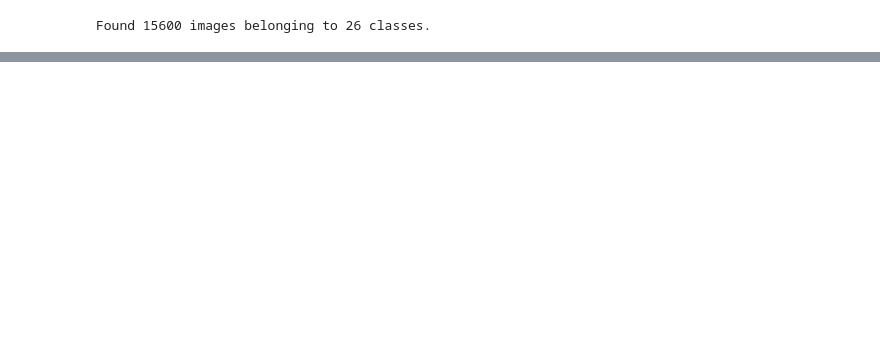
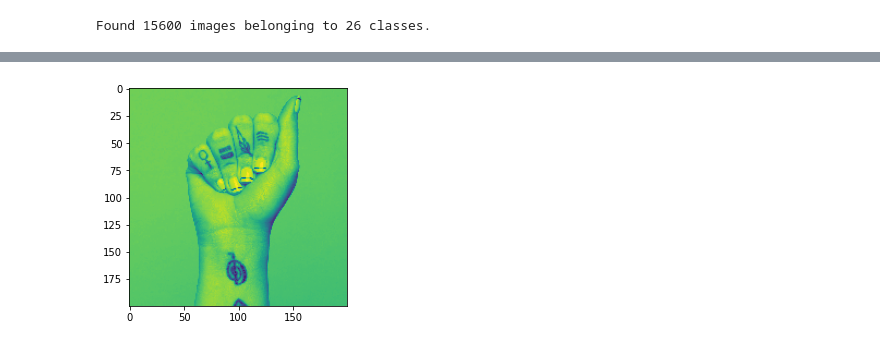
Before and after one commit to Blackcipher101/ASL-detector, a Jupyter notebook: ASLdetection.ipynb, the cells around one changed output, grey strips where cells are left out. Cells and saved outputs as stored; diff of their text form; code cells hidden in the pictures; blank space fills up the shorter version.

```diff
--- a/ASLdetection.ipynb
+++ b/ASLdetection.ipynb
@@ -294,0 +293,82 @@ print(predicted_ids)
+# %%
+import numpy as np
+import cv2
+import time
+img = cv2.imread('logo.png', cv2.IMREAD_UNCHANGED)
+img= cv2.cvtColor(img, cv2.COLOR_BGR2GRAY)
+x=800
+y=1700
+w=1300
+h=1300
+img=img[x:x+w,y:y+h]
+im=cv2.resize(img,(200,200))
+
+
+
+plt.imshow(im)
+batch = np.expand_dims(im,axis=0)
+batch = np.expand_dims(batch,axis=3)
+print(batch.shape)
+
+
+
+
+
+test=model.predict(batch)
+print(test)
+predicted_ids=np.argmax(test)
+print(predicted_ids)
+if predicted_ids==[0]:
+  print('A')
+elif predicted_ids==[1]:
+  print('B')
+elif predicted_ids==[2]:
+  print('C')
+elif predicted_ids==[3]:
+  print('D')
+elif predicted_ids==[4]:
+  print('E')
+elif predicted_ids==[5]:
+  print('F')
+elif predicted_ids==[6]:
+  print('G')
+elif predicted_ids==[7]:
+  print('H')
+elif predicted_ids==[8]:
+  print('I')
+elif predicted_ids==[9]:
+  print('J')
+elif predicted_ids==[10]:
+  print('K')
+elif predicted_ids==[11]:
+  print('L')
+elif predicted_ids==[12]:
+  print('M')
+elif predicted_ids==[13]:
+  print('N')
+elif predicted_ids==[14]:
+  print('O')
+elif predicted_ids==[15]:
+  print('P')
+elif predicted_ids==[16]:
+  print('Q')
+elif predicted_ids==[17]:
+  print('R')
+elif predicted_ids==[18]:
+  print('S')
+elif predicted_ids==[19]:
+  print('T')
+elif predicted_ids==[20]:
+  print('U')￼
+
+elif predicted_ids==[21]:
+  print('V')
+elif predicted_ids==[22]:
+  print('W')
+elif predicted_ids==[23]:
+  print('X')
+elif predicted_ids==[24]:
+  print('Y')
+elif predicted_ids==[25]:
+  print('Z')
+# %% [output]
@@ -294,0 +380 @@ print(predicted_ids)
+[figure, added]
```
Also changed, not shown: parts of 19 cells of this notebook.
